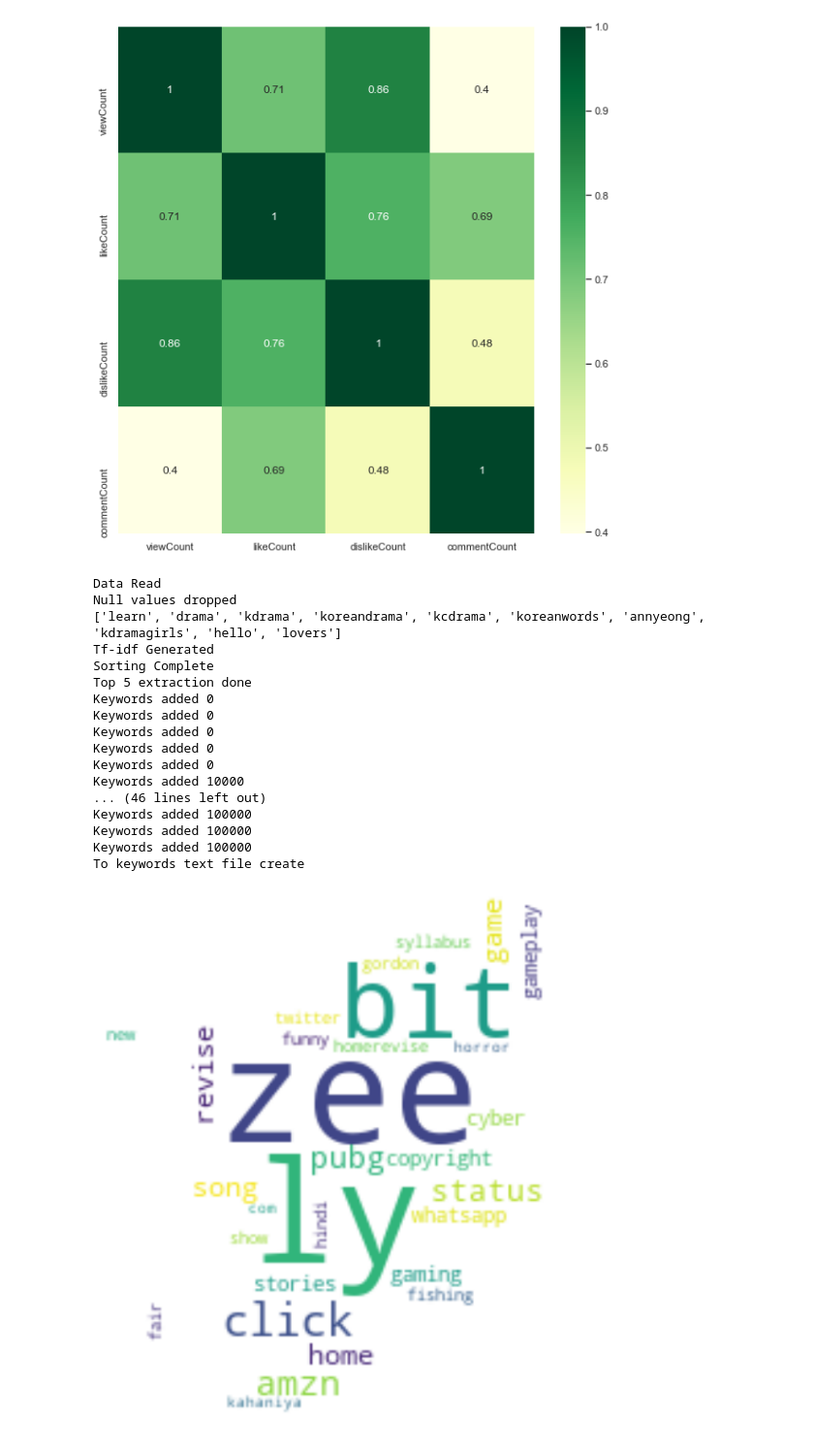
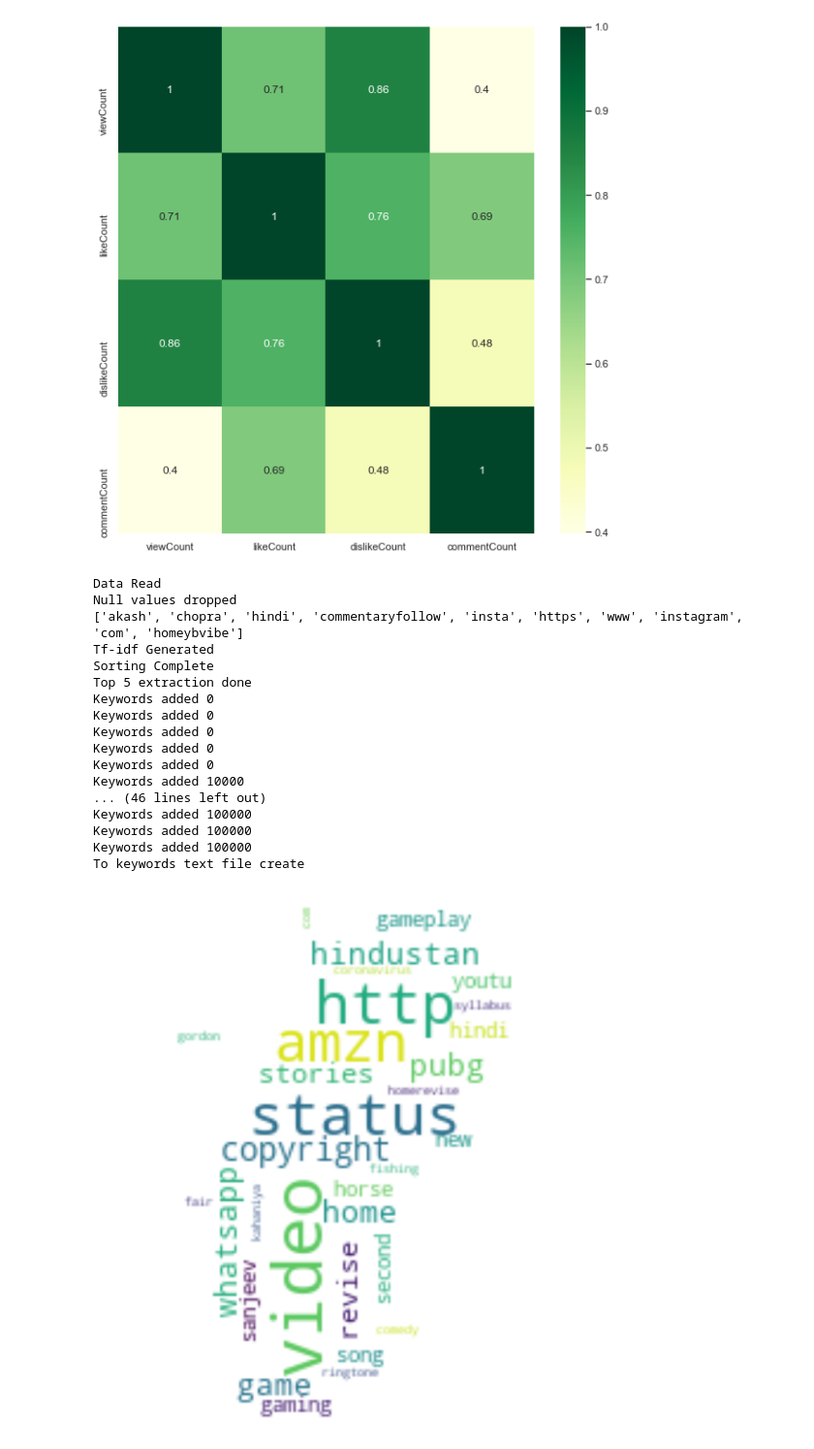
Before and after one commit to TeamEpicProjects/Recommendation-System-for-YT, a Jupyter notebook: notebook/eda/EDA-YouTube-RC.ipynb, the cells around one changed output. Shown at 97% size. Drawn from its saved outputs; the diff is of its cells as text; code cells hidden in the pictures.

Commit message:
State Images

```diff
--- a/notebook/eda/EDA-YouTube-RC.ipynb
+++ b/notebook/eda/EDA-YouTube-RC.ipynb
@@ -52,7 +52,7 @@ for column in df.columns:
         df[column].replace('','0', inplace = True)
         df = df.astype({column:int})
     else:
-        df = df.astype({column:str})
+        df[column] = df[column].convert_dtypes()
 # %%
 df.shape
 # %% [output]
@@ -180,7 +228,7 @@ def tfidf(filename, image):
     df['text'] = df['title'] + df['description']
     df['text'] = df['text'].apply(lambda x:pre_process(x))
     #load a set of stop words
-    stopwords=get_stop_words(r"C:\Users\jeeva\Documents\GitHub\Recommendation-System-for-YT\notebook\Preprocessing\resources\stopwords.txt")
+    stopwords=get_stop_words(r"C:\Users\vgarg\Documents\GitHub\Recommendation-System-for-YT\notebook\Preprocessing\resources\stopwords.txt")
 
     #get the text column
     docs=df['text'].tolist()
@@ -245,29 +293,29 @@ def tfidf(filename, image):
 
     plt.imshow(wordcloud, interpolation='bilinear')
 # %%
-filename = r"C:\Users\jeeva\Documents\GitHub\Recommendation-System-for-YT\data\raw\StateWise-Data\TamilNadu\youTubeSearchListTamilNadu.csv"
-image = r'C:\Users\jeeva\Documents\GitHub\Recommendation-System-for-YT\notebook\eda\download.png'
+filename = r"C:\Users\vgarg\Documents\GitHub\Recommendation-System-for-YT\data\raw\youTubeSearchListChattishgarh.csv"
+image = r'C:\Users\vgarg\Documents\GitHub\Recommendation-System-for-YT\data\raw\13IndianStateMapImage\chhattisgarh.jfif'
 # %%
-tfidf(r"C:\Users\jeeva\Documents\GitHub\Recommendation-System-for-YT\data\raw\StateWise-Data\TamilNadu\youTubeSearchListTamilNadu.csv")
+tfidf(filename,image)
 # %% [output]
 Data Read
 Null values dropped
-['learn', 'drama', 'kdrama', 'koreandrama', 'kcdrama', 'koreanwords', 'annyeong', 'kdramagirls', 'hello', 'lovers']
+['akash', 'chopra', 'hindi', 'commentaryfollow', 'insta', 'https', 'www', 'instagram', 'com', 'homeybvibe']
 Tf-idf Generated
 Sorting Complete
 Top 5 extraction done
 Keywords added 0
 Keywords added 0
 Keywords added 0
 Keywords added 0
 Keywords added 0
 Keywords added 10000
 ... (46 lines left out)
 Keywords added 100000
 Keywords added 100000
 Keywords added 100000
 To keywords text file create
-[figure, old version]
+[figure, new version]
 # %%
 # Just try two things to improve ths try to get high res images of states and have increase the wordcounts
 # %%
```
Also changed, not shown: parts of 11 cells of this notebook, 1 other file.
